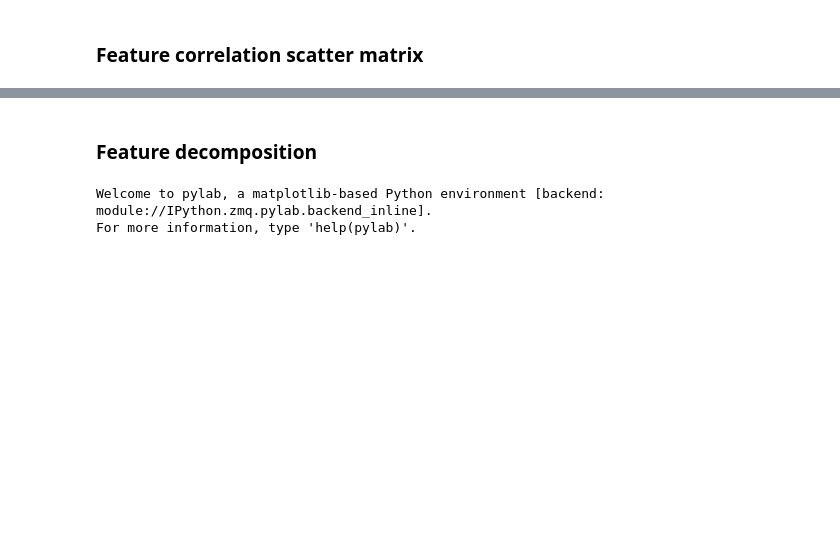
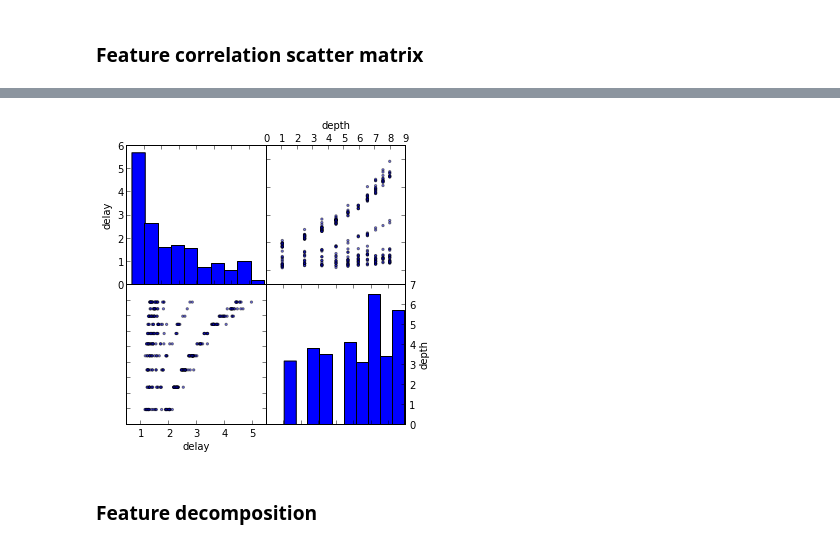
Before and after one commit to bvancea/ml-project-13, a Jupyter notebook: regression/src/python/regression.ipynb, the cells around one changed output, grey strips where cells are left out. Saved outputs shown, nothing was run; the diff lists cells and outputs as text; code cells hidden in the pictures; blank space fills up the shorter version.

```diff
--- a/regression/src/python/regression.ipynb
+++ b/regression/src/python/regression.ipynb
@@ -28,14 +24,10 @@ NameError: name 'display' is not defined
+# %%
+from pandas import DataFrame
+
+plot_data = DataFrame( { 'depth' : training.depth.apply(numpy.log), 'delay' : training.delay } )
+scatter = pd.scatter_matrix(plot_data,alpha=0.5,figsize=(5,5), diagonal='hist')
+display()
+# %% [output]
+[figure, added]
 # %% [markdown]
 ### Feature decomposition
-# %%
-from sklearn.decomposition import RandomizedPCA
-
-
-%pylab inline
-training = pd.read_csv('../resources/training.csv', header=None, names=headers)
-pca = RandomizedPCA(n_components=2);
-training_pca = pca.fit_transform(training);
-pl.plot(training_pca, color='blue');
-# %% [output]
-Welcome to pylab, a matplotlib-based Python environment [backend: module://IPython.zmq.pylab.backend_inline].
-For more information, type 'help(pylab)'.
```
Also changed, not shown: parts of 17 cells of this notebook.
